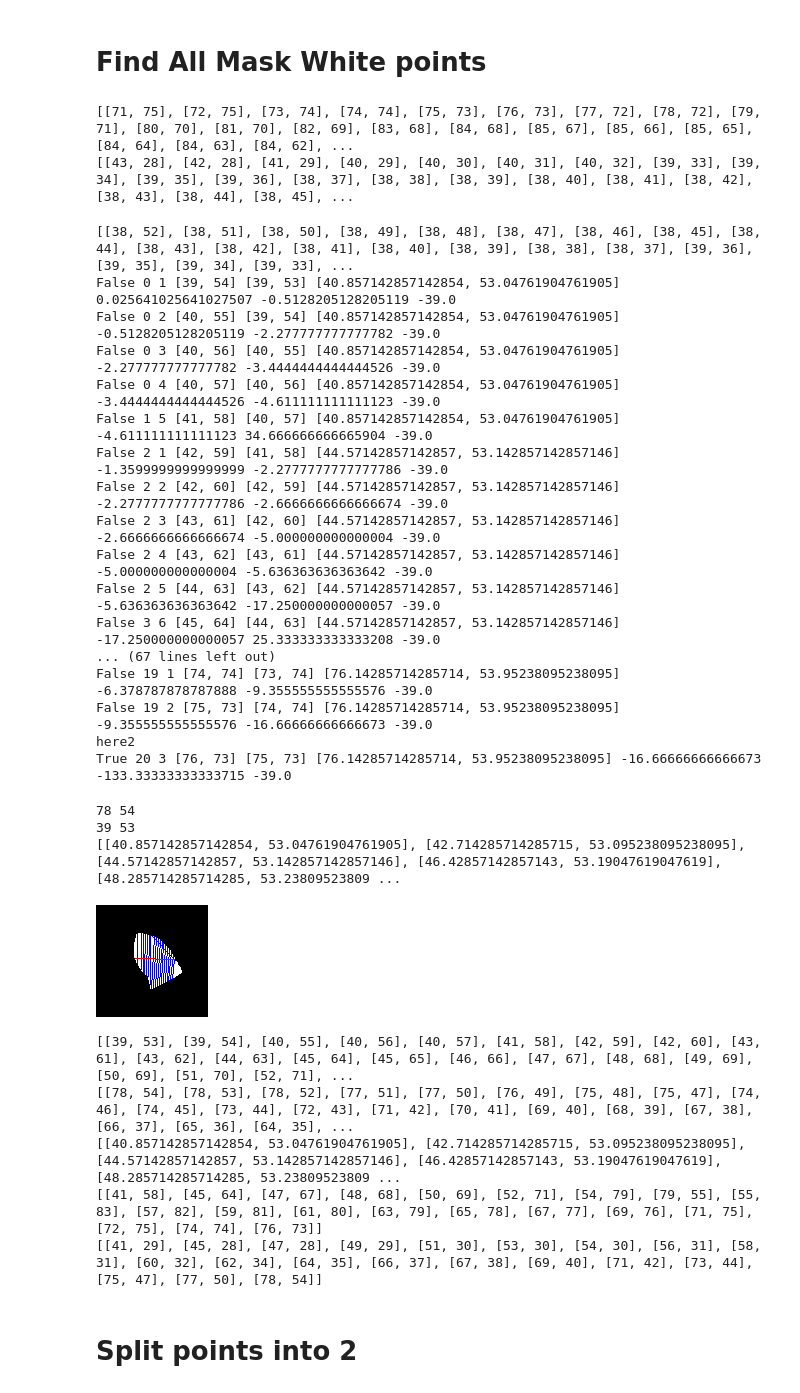
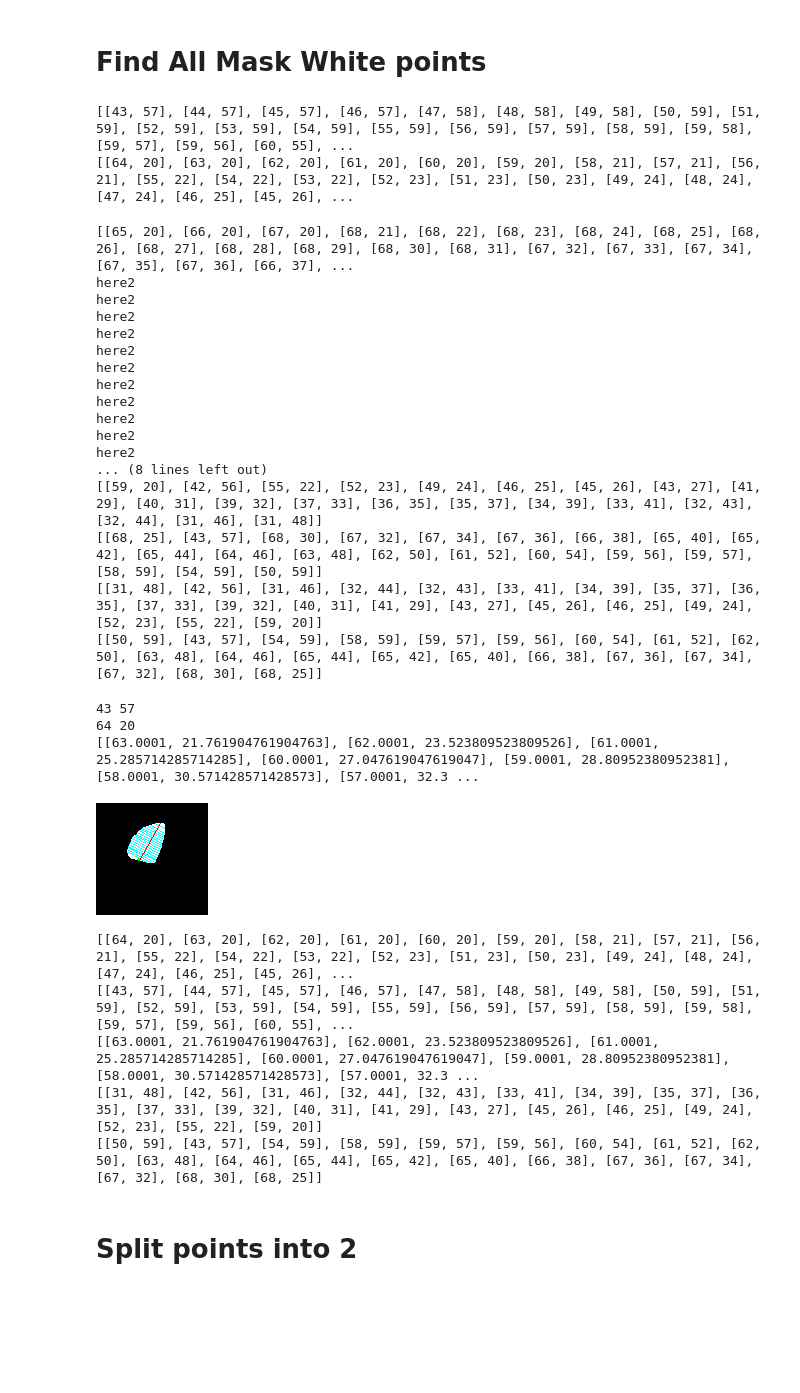
Before and after one commit to douyang/echonet-variance-in-function-analysis, a Jupyter notebook: Calculations_Analysis.ipynb, the cells around one changed output. Drawn from its saved outputs; the diff is of its cells as text; code cells hidden in the pictures; blank space fills up the shorter version.

```diff
--- a/Calculations_Analysis.ipynb
+++ b/Calculations_Analysis.ipynb
@@ -8,7 +8,7 @@ import os
 import cv2
 import numpy as np
 # %%
-path = "/content/0X101026B90DAE7E95.avi_45.png"
+path = "/content/120135181_326257581976038_4332868179002762702_n.png"
 # %% [markdown]
 #Get all of the coordinates of the edge of the segmented mask(Red Version)
 # %%
@@ -278,8 +278,8 @@ if (higherIntercept[0][0] + higherIntercept[0][1]) > (lowerIntercept[0][0] + low
 print(lowerIntercept)
 print(higherIntercept)
 # %% [output]
-[[71, 75], [72, 75], [73, 74], [74, 74], [75, 73], [76, 73], [77, 72], [78, 72], [79, 71], [80, 70], [81, 70], [82, 69], [83, 68], [84, 68], [85, 67], [85, 66], [85, 65], [84, 64], [84, 63], [84, 62], ...
-[[43, 28], [42, 28], [41, 29], [40, 29], [40, 30], [40, 31], [40, 32], [39, 33], [39, 34], [39, 35], [39, 36], [38, 37], [38, 38], [38, 39], [38, 40], [38, 41], [38, 42], [38, 43], [38, 44], [38, 45], ...
+[[43, 57], [44, 57], [45, 57], [46, 57], [47, 58], [48, 58], [49, 58], [50, 59], [51, 59], [52, 59], [53, 59], [54, 59], [55, 59], [56, 59], [57, 59], [58, 59], [59, 58], [59, 57], [59, 56], [60, 55], ...
+[[64, 20], [63, 20], [62, 20], [61, 20], [60, 20], [59, 20], [58, 21], [57, 21], [56, 21], [55, 22], [54, 22], [53, 22], [52, 23], [51, 23], [50, 23], [49, 24], [48, 24], [47, 24], [46, 25], [45, 26], ...
 # %%
 def findCorrespondingMaskPoints(weighted_avg, lowerIntercept, higherIntercept, x1, y1, x2, y2, slope, i):
   # Calculate perpendicular slope
@@ -417,13 +417,14 @@ def findCorrespondingMaskPoints(weighted_avg, lowerIntercept, higherIntercept, x
               lowerInterceptAveragePoints.append(lowerIntercept[lowerIndex])
             condition = False
             lowerIndex -= 1
-        print(slopeCond and not betweenCond, len(lowerInterceptAveragePoints), count, point, prev_point, averagePoint, prev_slope, new_slope, perp_slope)
+        # print(slopeCond and not betweenCond, len(lowerInterceptAveragePoints), count, point, prev_point, averagePoint, prev_slope, new_slope, perp_slope, point[0]-perp_slope*point[1])
     except:
       lowerInterceptAveragePoints.append(lowerIntercept[-1])
 
-    lowerInterceptAveragePoints.sort(key=lambda point: point[0]+point[1])
-    higherInterceptAveragePoints.sort(key=lambda point: point[0]+point[1])
-
+  matchedAveragePoints = [lowerInterceptAveragePoints[i] + higherInterceptAveragePoints[i] for i in range(len(lowerInterceptAveragePoints))]
+  matchedAveragePoints.sort(key=lambda coord: (coord[0] + coord[2]) - perp_slope*(coord[1] + coord[3]))
+  lowerInterceptAveragePoints = [[matchedAveragePoints[i][0], matchedAveragePoints[i][1]] for i in range(len(matchedAveragePoints))]
+  higherInterceptAveragePoints = [[matchedAveragePoints[i][2], matchedAveragePoints[i][3]] for i in range(len(matchedAveragePoints))]
 
   return (lowerInterceptAveragePoints, higherInterceptAveragePoints)
 
@@ -446,7 +447,7 @@ def getWeightedAveragePoints(x1, y1, x2, y2, number):
 
   return weighted_avg
 # %%
-i = 27
+i = 0
 
 x1, y1 = lowerIntercept[i]
 x2, y2 = higherIntercept[i]
@@ -468,65 +469,71 @@ if (higherInterceptPoints[0][0] + higherInterceptPoints[0][1]) < (lowerIntercept
 weighted_avg = getWeightedAveragePoints(x1, y1, x2, y2, 20)
 lowerInterceptAveragePoints, higherInterceptAveragePoints = findCorrespondingMaskPoints(weighted_avg, lowerInterceptPoints, higherInterceptPoints, x1, y1, x2, y2, slope, i)
 # %% [output]
-[[38, 52], [38, 51], [38, 50], [38, 49], [38, 48], [38, 47], [38, 46], [38, 45], [38, 44], [38, 43], [38, 42], [38, 41], [38, 40], [38, 39], [38, 38], [38, 37], [39, 36], [39, 35], [39, 34], [39, 33], ...
-False 0 1 [39, 54] [39, 53] [40.857142857142854, 53.04761904761905] 0.025641025641027507 -0.5128205128205119 -39.0
-False 0 2 [40, 55] [39, 54] [40.857142857142854, 53.04761904761905] -0.5128205128205119 -2.277777777777782 -39.0
-False 0 3 [40, 56] [40, 55] [40.857142857142854, 53.04761904761905] -2.277777777777782 -3.4444444444444526 -39.0
-False 0 4 [40, 57] [40, 56] [40.857142857142854, 53.04761904761905] -3.4444444444444526 -4.611111111111123 -39.0
-False 1 5 [41, 58] [40, 57] [40.857142857142854, 53.04761904761905] -4.611111111111123 34.666666666665904 -39.0
-False 2 1 [42, 59] [41, 58] [44.57142857142857, 53.142857142857146] -1.3599999999999999 -2.2777777777777786 -39.0
-False 2 2 [42, 60] [42, 59] [44.57142857142857, 53.142857142857146] -2.2777777777777786 -2.6666666666666674 -39.0
-False 2 3 [43, 61] [42, 60] [44.57142857142857, 53.142857142857146] -2.6666666666666674 -5.000000000000004 -39.0
-False 2 4 [43, 62] [43, 61] [44.57142857142857, 53.142857142857146] -5.000000000000004 -5.636363636363642 -39.0
-False 2 5 [44, 63] [43, 62] [44.57142857142857, 53.142857142857146] -5.636363636363642 -17.250000000000057 -39.0
-False 3 6 [45, 64] [44, 63] [44.57142857142857, 53.142857142857146] -17.250000000000057 25.333333333333208 -39.0
-... (67 lines left out)
-False 19 1 [74, 74] [73, 74] [76.14285714285714, 53.95238095238095] -6.378787878787888 -9.355555555555576 -39.0
-False 19 2 [75, 73] [74, 74] [76.14285714285714, 53.95238095238095] -9.355555555555576 -16.66666666666673 -39.0
+[[65, 20], [66, 20], [67, 20], [68, 21], [68, 22], [68, 23], [68, 24], [68, 25], [68, 26], [68, 27], [68, 28], [68, 29], [68, 30], [68, 31], [67, 32], [67, 33], [67, 34], [67, 35], [67, 36], [66, 37], ...
 here2
-True 20 3 [76, 73] [75, 73] [76.14285714285714, 53.95238095238095] -16.66666666666673 -133.33333333333715 -39.0
+here2
+here2
+here2
+here2
+here2
+here2
+here2
+here2
+here2
+here2
+... (8 lines left out)
+[[59, 20], [42, 56], [55, 22], [52, 23], [49, 24], [46, 25], [45, 26], [43, 27], [41, 29], [40, 31], [39, 32], [37, 33], [36, 35], [35, 37], [34, 39], [33, 41], [32, 43], [32, 44], [31, 46], [31, 48]]
+[[68, 25], [43, 57], [68, 30], [67, 32], [67, 34], [67, 36], [66, 38], [65, 40], [65, 42], [65, 44], [64, 46], [63, 48], [62, 50], [61, 52], [60, 54], [59, 56], [59, 57], [58, 59], [54, 59], [50, 59]]
+[[31, 48], [42, 56], [31, 46], [32, 44], [32, 43], [33, 41], [34, 39], [35, 37], [36, 35], [37, 33], [39, 32], [40, 31], [41, 29], [43, 27], [45, 26], [46, 25], [49, 24], [52, 23], [55, 22], [59, 20]]
+[[50, 59], [43, 57], [54, 59], [58, 59], [59, 57], [59, 56], [60, 54], [61, 52], [62, 50], [63, 48], [64, 46], [65, 44], [65, 42], [65, 40], [66, 38], [67, 36], [67, 34], [67, 32], [68, 30], [68, 25]]
 # %%
 image = cv2.imread(path)
 
 height = image.shape[0]
 width = image.shape[1]
 
 
 # for point in weighted_avg:
 #   cv2.circle(image,(int(point[0]), int(point[1])), 1, (0,255,0), -1)
   # if point[0] <50:
   #   print(point)
 
 print(x1, y1)
 print(x2, y2)
 print(weighted_avg)
-for i in range(len(lowerInterceptAveragePoints)):
-  # cv2.circle(image,tuple(lowerInterceptAveragePoints[i]), 1, (0,255,0), -1)
-  cv2.line(image, tuple(lowerInterceptAveragePoints[i]), tuple(higherInterceptAveragePoints[i]), (255,0,0), 1)
+for j in range(len(lowerInterceptAveragePoints)):
+    cv2.line(image, tuple(lowerInterceptAveragePoints[j]), tuple(higherInterceptAveragePoints[j]), (255,255,0), 1)
+
+for point in lowerInterceptAveragePoints:
+  if point == [42, 56]:
+    cv2.circle(image,(int(point[0]), int(point[1])), 1, (0,255,0), -1)
+
+
+
 cv2.line(image, (x1, y1), (x2, y2), (0,0,255), 1)
 
 cv2_imshow(image)
 
 print(lowerInterceptPoints)
 print(higherInterceptPoints)
 print(weighted_avg)
 print(lowerInterceptAveragePoints)
 print(higherInterceptAveragePoints)
 # print([x1, y1])
 # print([x2, y2])
 
 cv2.waitKey(0)
 cv2.destroyAllWindows()
 # %% [output]
-78 54
-39 53
-[[40.857142857142854, 53.04761904761905], [42.714285714285715, 53.095238095238095], [44.57142857142857, 53.142857142857146], [46.42857142857143, 53.19047619047619], [48.285714285714285, 53.23809523809 ...
+43 57
+64 20
+[[63.0001, 21.761904761904763], [62.0001, 23.523809523809526], [61.0001, 25.285714285714285], [60.0001, 27.047619047619047], [59.0001, 28.80952380952381], [58.0001, 30.571428571428573], [57.0001, 32.3 ...
-[figure, old version]
+[figure, new version]
-[[39, 53], [39, 54], [40, 55], [40, 56], [40, 57], [41, 58], [42, 59], [42, 60], [43, 61], [43, 62], [44, 63], [45, 64], [45, 65], [46, 66], [47, 67], [48, 68], [49, 69], [50, 69], [51, 70], [52, 71], ...
-[[78, 54], [78, 53], [78, 52], [77, 51], [77, 50], [76, 49], [75, 48], [75, 47], [74, 46], [74, 45], [73, 44], [72, 43], [71, 42], [70, 41], [69, 40], [68, 39], [67, 38], [66, 37], [65, 36], [64, 35], ...
-[[40.857142857142854, 53.04761904761905], [42.714285714285715, 53.095238095238095], [44.57142857142857, 53.142857142857146], [46.42857142857143, 53.19047619047619], [48.285714285714285, 53.23809523809 ...
-[[41, 58], [45, 64], [47, 67], [48, 68], [50, 69], [52, 71], [54, 79], [79, 55], [55, 83], [57, 82], [59, 81], [61, 80], [63, 79], [65, 78], [67, 77], [69, 76], [71, 75], [72, 75], [74, 74], [76, 73]]
-[[41, 29], [45, 28], [47, 28], [49, 29], [51, 30], [53, 30], [54, 30], [56, 31], [58, 31], [60, 32], [62, 34], [64, 35], [66, 37], [67, 38], [69, 40], [71, 42], [73, 44], [75, 47], [77, 50], [78, 54]]
+[[64, 20], [63, 20], [62, 20], [61, 20], [60, 20], [59, 20], [58, 21], [57, 21], [56, 21], [55, 22], [54, 22], [53, 22], [52, 23], [51, 23], [50, 23], [49, 24], [48, 24], [47, 24], [46, 25], [45, 26], ...
+[[43, 57], [44, 57], [45, 57], [46, 57], [47, 58], [48, 58], [49, 58], [50, 59], [51, 59], [52, 59], [53, 59], [54, 59], [55, 59], [56, 59], [57, 59], [58, 59], [59, 58], [59, 57], [59, 56], [60, 55], ...
+[[63.0001, 21.761904761904763], [62.0001, 23.523809523809526], [61.0001, 25.285714285714285], [60.0001, 27.047619047619047], [59.0001, 28.80952380952381], [58.0001, 30.571428571428573], [57.0001, 32.3 ...
+[[31, 48], [42, 56], [31, 46], [32, 44], [32, 43], [33, 41], [34, 39], [35, 37], [36, 35], [37, 33], [39, 32], [40, 31], [41, 29], [43, 27], [45, 26], [46, 25], [49, 24], [52, 23], [55, 22], [59, 20]]
+[[50, 59], [43, 57], [54, 59], [58, 59], [59, 57], [59, 56], [60, 54], [61, 52], [62, 50], [63, 48], [64, 46], [65, 44], [65, 42], [65, 40], [66, 38], [67, 36], [67, 34], [67, 32], [68, 30], [68, 25]]
 # %% [markdown]
 # Split points into 2
 # %%
```
Also changed, not shown: parts of 6 cells of this notebook.
